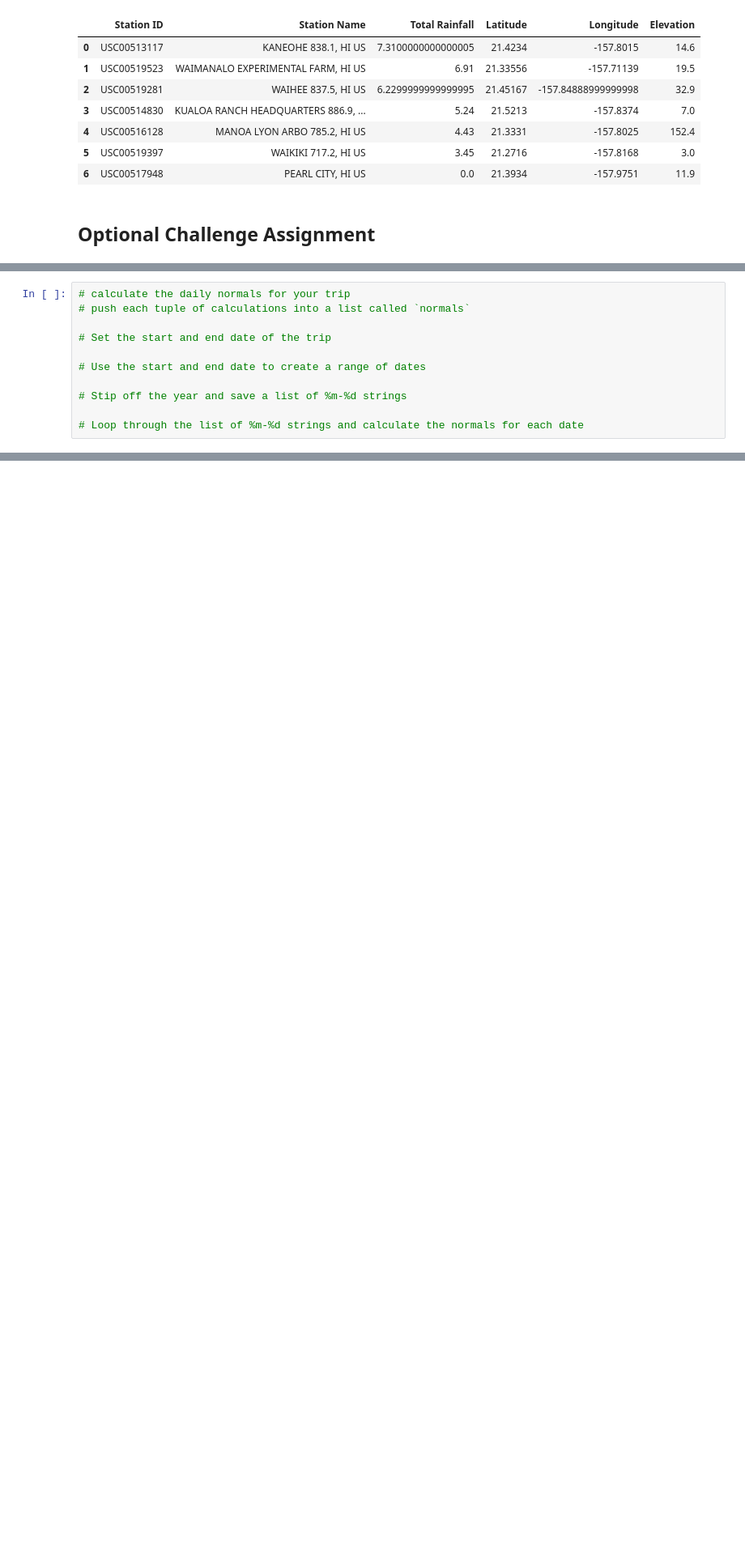
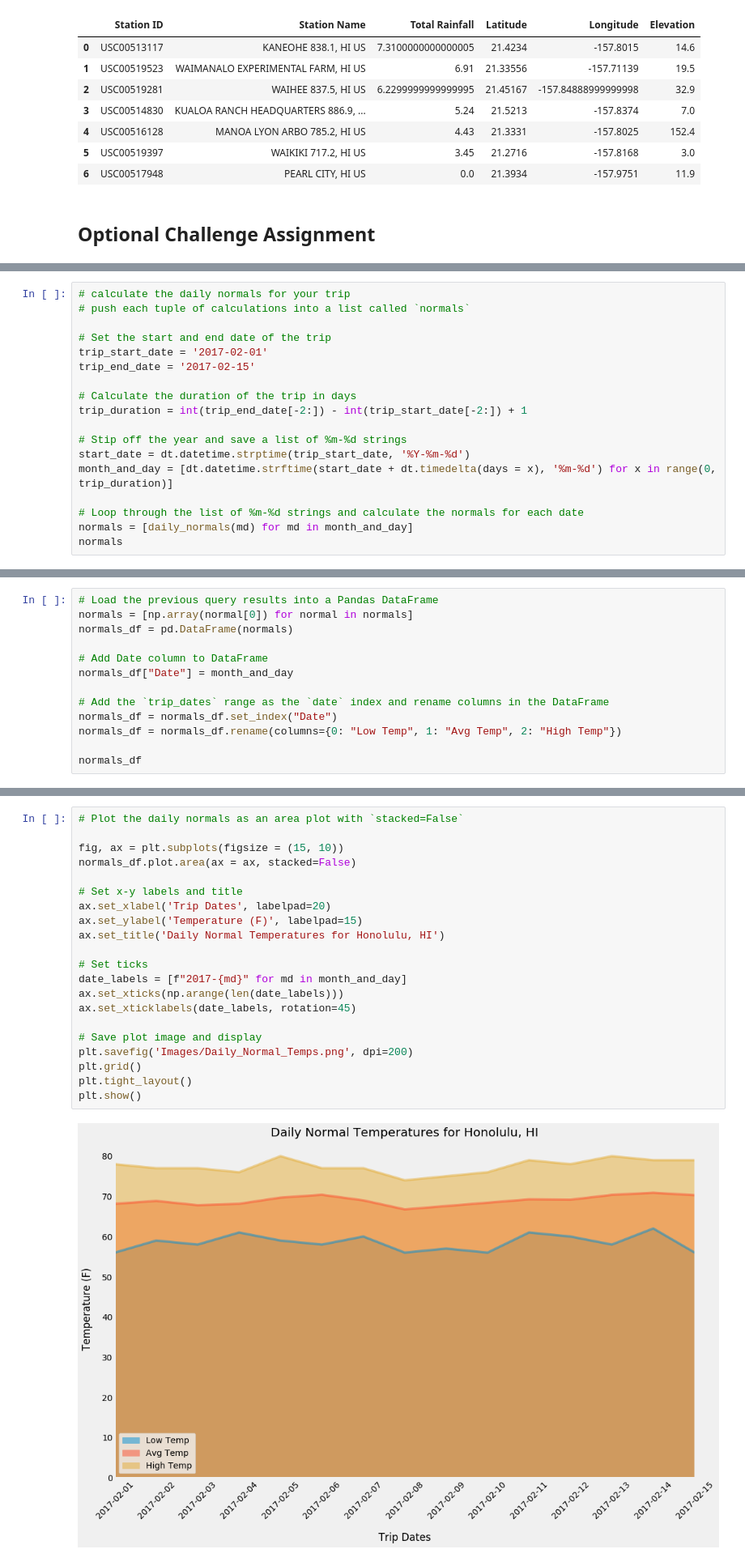
Before and after one commit to anulkar/sqlalchemy-challenge, a Jupyter notebook: climate_analysis.ipynb, the cells around one changed output, grey strips where cells are left out. Shown at 81% size. Saved outputs shown, nothing was run; the diff lists cells and outputs as text; blank space fills up the shorter version.

Commit message:
Added analysis for daily rainfall avg and other cleanup

```diff
--- a/climate_analysis.ipynb
+++ b/climate_analysis.ipynb
@@ -251,9 +255,16 @@ daily_normals("01-01")
 # push each tuple of calculations into a list called `normals`
 
 # Set the start and end date of the trip
+trip_start_date = '2017-02-01'
+trip_end_date = '2017-02-15'
 
-# Use the start and end date to create a range of dates
+# Calculate the duration of the trip in days
+trip_duration = int(trip_end_date[-2:]) - int(trip_start_date[-2:]) + 1
 
 # Stip off the year and save a list of %m-%d strings
+start_date = dt.datetime.strptime(trip_start_date, '%Y-%m-%d')
+month_and_day = [dt.datetime.strftime(start_date + dt.timedelta(days = x), '%m-%d') for x in range(0, trip_duration)]
 
 # Loop through the list of %m-%d strings and calculate the normals for each date
+normals = [daily_normals(md) for md in month_and_day]
+normals
@@ -263,0 +287,13 @@ daily_normals("01-01")
+# %%
+# Load the previous query results into a Pandas DataFrame
+normals = [np.array(normal[0]) for normal in normals]
+normals_df = pd.DataFrame(normals)
+
+# Add Date column to DataFrame
+normals_df["Date"] = month_and_day
+
+# Add the `trip_dates` range as the `date` index and rename columns in the DataFrame
+normals_df = normals_df.set_index("Date")
+normals_df = normals_df.rename(columns={0: "Low Temp", 1: "Avg Temp", 2: "High Temp"})
+
+normals_df
@@ -263,0 +318,23 @@ daily_normals("01-01")
+# %%
+# Plot the daily normals as an area plot with `stacked=False`
+
+fig, ax = plt.subplots(figsize = (15, 10))
+normals_df.plot.area(ax = ax, stacked=False)
+
+# Set x-y labels and title
+ax.set_xlabel('Trip Dates', labelpad=20)
+ax.set_ylabel('Temperature (F)', labelpad=15)
+ax.set_title('Daily Normal Temperatures for Honolulu, HI')
+
+# Set ticks
+date_labels = [f"2017-{md}" for md in month_and_day]
+ax.set_xticks(np.arange(len(date_labels)))
+ax.set_xticklabels(date_labels, rotation=45)
+
+# Save plot image and display
+plt.savefig('Images/Daily_Normal_Temps.png', dpi=200)
+plt.grid()
+plt.tight_layout()
+plt.show()
+# %% [output]
+[figure, added]
```
Also changed, not shown: parts of 8 cells of this notebook.
